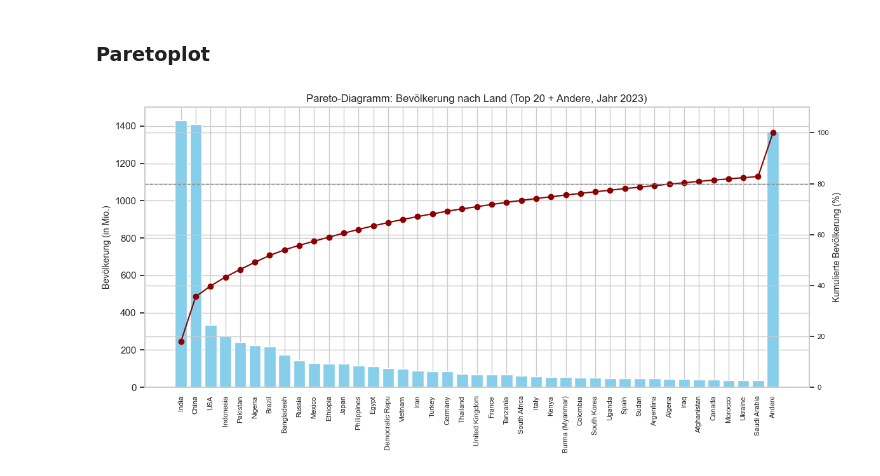
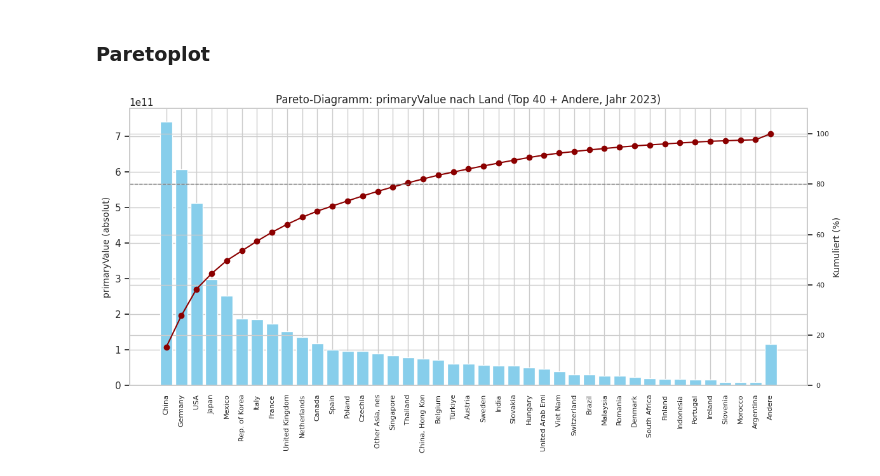
Before and after one commit to PaulJuVo/Data-Mining-SS25, a Jupyter notebook: notebooks/trade_data.ipynb, the cells around one changed output. Cells and saved outputs as stored; diff of their text form; code cells hidden in the pictures.

```diff
--- a/notebooks/trade_data.ipynb
+++ b/notebooks/trade_data.ipynb
@@ -24,10 +24,8 @@ from matplotlib.patches import Patch
 ## Indicators
 # %%
 # Dateien einlesen
-part1 = pd.read_excel("../data/un_comtrade/trade_data.xlsx", sheet_name="Sheet1")
+df_trade = pd.read_excel("../data/un_comtrade/trade_data_all_hs.xlsx", sheet_name="Sheet1")
 
-# Zusammenführen
-year_df_combined = part1
-year_df_combined
+df_trade.head()
 # %% [output]
 |  | typeCode | freqCode | refPeriodId | refYear | refMonth | period | reporterCode | reporterISO | reporterDesc | ... |
@@ -71,15 +63,11 @@ desired_columns = [
     'refYear',
     'reporterISO',
     'reporterDesc',
-    'cifvalue',
-    'fobvalue',
     'primaryValue',
-    'flowDesc',
-    'cmdCode',
 ]
 
 # Nur die ersten 4 Spalten und die gewünschten behalten
-df_filtered = year_df_combined[desired_columns]
+df_filtered = df_trade[desired_columns]
 df = df_filtered
 # %% [markdown]
 ## Initial Data Analysis (IDA)
@@ -177,5 +149,5 @@ df.describe(include='all').T
 # %% [markdown]
 ## Delete Import
 # %%
-df = df[df['flowDesc'] != 'Import']
-df.describe(include='all').T
+#df = df[df['flowDesc'] != 'Import']
+# df.describe(include='all').T
@@ -231,6 +203,6 @@ Visually: histograms
 # %%
 
 # Kategorische Daten als "category" casten
-categorical_columns = ['refYear','reporterISO','reporterDesc','flowDesc','cmdCode']
+categorical_columns = ['reporterISO','reporterDesc']
 for col in categorical_columns:
     df[col] = df[col].astype('category')
@@ -409,57 +393,57 @@ plt.show()
 # --- 1. Daten vorbereiten ---
 
 # Filter auf Jahr 2023 und relevante Spalten
-df_2023 = df[df['Year'] == 2023].copy()
-df_pop = df_2023[['Country', 'Population size in millions']].dropna()
+df_2023 = df[df['refYear'] == 2023].copy()
+df_pop = df_2023[['reporterDesc', 'primaryValue']].dropna()
 
 # Gruppieren nach Land (falls mehrfach vorhanden) und summieren
-df_pop = df_pop.groupby('Country', as_index=False)['Population size in millions'].sum()
+df_pop = df_pop.groupby('reporterDesc', as_index=False)['primaryValue'].sum()
 
-# Sortieren nach Bevölkerungsgröße
-df_pop_sorted = df_pop.sort_values(by='Population size in millions', ascending=False).reset_index(drop=True)
+# Sortieren nach PrimaryValue
+df_pop_sorted = df_pop.sort_values(by='primaryValue', ascending=False).reset_index(drop=True)
 
-# --- 2. Top 20 + "Andere" zusammenfassen ---
+# --- 2. Top 40 + "Andere" zusammenfassen ---
 top_n = 40
 df_top = df_pop_sorted.head(top_n).copy()
 
 # Restliche Länder aggregieren
 rest = df_pop_sorted.tail(len(df_pop_sorted) - top_n)
-other_sum = rest['Population size in millions'].sum()
+other_sum = rest['primaryValue'].sum()
 
 # "Andere"-Zeile hinzufügen
 df_top = pd.concat([
     df_top,
-    pd.DataFrame([{'Country': 'Andere', 'Population size in millions': other_sum}])
+    pd.DataFrame([{'reporterDesc': 'Andere', 'primaryValue': other_sum}])
 ], ignore_index=True)
 
 # Kumulierte Prozentwerte berechnen
-df_top['cum_percent'] = df_top['Population size in millions'].cumsum() / df_top['Population size in millions'].sum() * 100
+df_top['cum_percent'] = df_top['primaryValue'].cumsum() / df_top['primaryValue'].sum() * 100
 
 # Optional: Ländernamen kürzen, falls zu lang
-df_top['Country'] = df_top['Country'].str.slice(0, 15)
+df_top['reporterDesc'] = df_top['reporterDesc'].str.slice(0, 15)
 
 # --- 3. Plot erstellen ---
 
 fig, ax1 = plt.subplots(figsize=(12, 6))
 
-# Balken für absolute Bevölkerungsgröße
-ax1.bar(df_top['Country'], df_top['Population size in millions'], color='skyblue')
-ax1.set_ylabel('Bevölkerung (in Mio.)', fontsize=10)
+# Balken für absolute Werte
+ax1.bar(df_top['reporterDesc'], df_top['primaryValue'], color='skyblue')
+ax1.set_ylabel('primaryValue (absolut)', fontsize=10)
 ax1.tick_params(axis='x', rotation=90, labelsize=8)
 
 # Zweite Y-Achse für kumulierte Prozentwerte
 ax2 = ax1.twinx()
-ax2.plot(df_top['Country'], df_top['cum_percent'], color='darkred', marker='o')
-ax2.set_ylabel('Kumulierte Bevölkerung (%)', fontsize=10)
+ax2.plot(df_top['reporterDesc'], df_top['cum_percent'], color='darkred', marker='o')
+ax2.set_ylabel('Kumuliert (%)', fontsize=10)
 ax2.tick_params(axis='y', labelsize=8)
 ax2.set_ylim(0, 110)
 
 # Hilfslinie bei 80 %
 ax2.axhline(80, color='gray', linestyle='dashed', linewidth=1)
 
 # Titel und Layout
-plt.title('Pareto-Diagramm: Bevölkerung nach Land (Top 20 + Andere, Jahr 2023)', fontsize=12)
+plt.title('Pareto-Diagramm: primaryValue nach Land (Top 40 + Andere, Jahr 2023)', fontsize=12)
 plt.tight_layout()
 plt.show()
 # %% [output]
-[figure, old version]
+[figure, new version]
```
Also changed, not shown: parts of 17 cells of this notebook, 1 other file.
